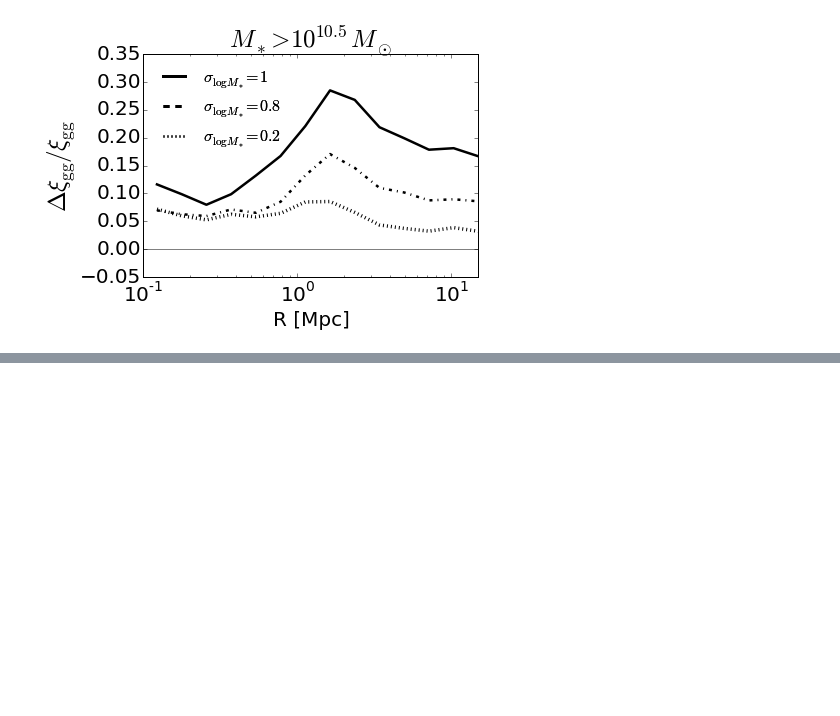
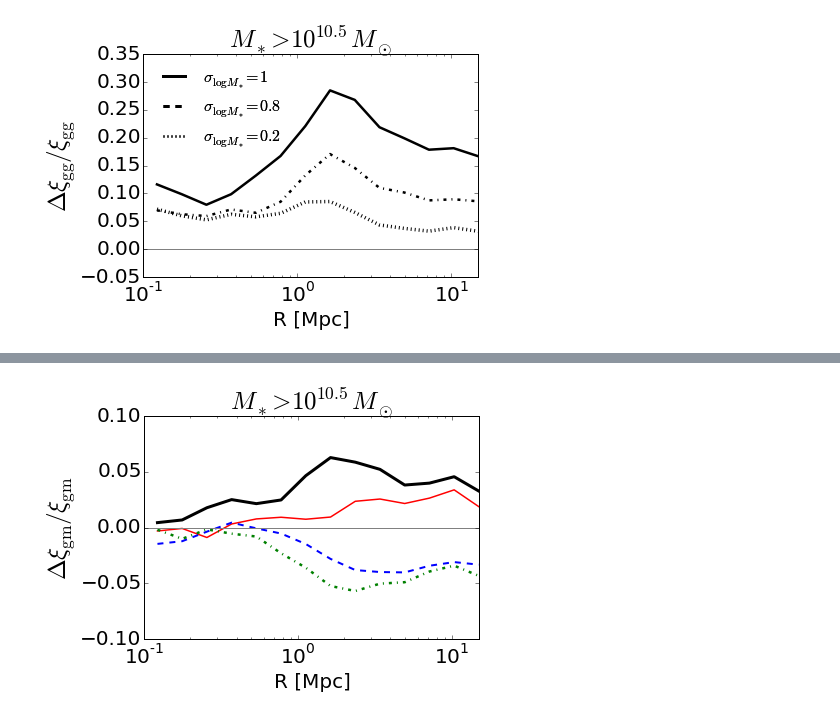
Before and after one commit to aphearin/decorated-hod-paper, a Jupyter notebook: generate_abthy_results.ipynb, the cells around one changed output, grey strips where cells are left out. Saved outputs shown, nothing was run; the diff lists cells and outputs as text; code cells hidden in the pictures; blank space fills up the shorter version.

```diff
--- a/generate_abthy_results.ipynb
+++ b/generate_abthy_results.ipynb
@@ -872,0 +961,45 @@ fig6b.savefig('FIGS/clustering_scatter.pdf',
+# %%
+r, xi_gm_baseline = baseline_model.compute_average_galaxy_matter_cross_clustering(num_iterations=num_iterations)
+r, xi_gm_model_nfw_conc = model_nfw_conc.compute_average_galaxy_matter_cross_clustering(num_iterations=num_iterations)
+r, xi_gm_model_spin = model_spin.compute_average_galaxy_matter_cross_clustering(num_iterations=num_iterations)
+r, xi_gm_model_halfmass_scale = model_halfmass_scale.compute_average_galaxy_matter_cross_clustering(num_iterations=num_iterations)
+r, xi_gm_model_dmvir_dt_tdyn = model_dmvir_dt_tdyn.compute_average_galaxy_matter_cross_clustering(num_iterations=num_iterations)
+# %%
+dy_gm_nfw_conc = fracdiff(xi_gm_model_nfw_conc, xi_gm_baseline)
+dy_gm_spin = fracdiff(xi_gm_model_spin, xi_gm_baseline)
+dy_gm_halfmass_scale = fracdiff(xi_gm_model_halfmass_scale, xi_gm_baseline)
+dy_gm_dmvir_dt_tdyn = fracdiff(xi_gm_model_dmvir_dt_tdyn, xi_gm_baseline)
+# %%
+fig7b = plt.figure()
+ax = fig7b.add_subplot(111)
+
+xlabel = ax.set_xlabel('R [Mpc]', fontsize=20)
+ylabel = ax.set_ylabel(r'$\Delta\xi_{\rm gm} / \xi_{\rm gm}$', fontsize=25)
+title = ax.set_title(r'$M_{\ast} > 10^{10.5} M_{\odot}$', fontsize=25)
+
+ax.plot(r, dy_gm_nfw_conc, '-', color='k', linewidth=3,
+        label = r'conc, $c$')
+ax.plot(r, dy_gm_spin, '-', color='red', linewidth=1.5,
+        label = r'spin, $\lambda$')
+ax.plot(r, dy_gm_halfmass_scale, '--', color='blue', linewidth=2,
+        label = r'formation scale factor, $a_{1/2}$')
+ax.plot(r, dy_gm_dmvir_dt_tdyn, '-.', color='green', linewidth=2.5,
+        label = r'accretion rate, $dM_{\rm vir} / dt$')
+
+ax.plot(np.logspace(-2, 2, 100), np.zeros(100), color='gray')
+
+plt.xscale('log')
+plt.xticks(fontsize=20)
+plt.yticks(fontsize=20)
+plt.xlim(xmin = 0.1, xmax=15)
+plt.ylim(ymin = -0.1, ymax = 0.1)
+
+thick_black = mlines.Line2D([], [], ls = '-', c = 'k', linewidth=3, label = r'conc, $c$')
+thin_red = mlines.Line2D([], [], ls = '-', c = 'red', linewidth=4, label = r'spin, $\lambda$')
+dashed_blue = mlines.Line2D([], [], ls = '--', c = 'blue', linewidth=2, label = r'formation scale factor, $a_{1/2}$')
+dot_dashed_green = mlines.Line2D([], [], ls = '-.', c = 'green', linewidth=2.5, label = r'accretion rate, $dM_{\rm vir} / dt$')
+
+fig7b.savefig('FIGS/sec_haloprop_lensing.pdf',
+                  bbox_extra_artists=[xlabel, ylabel], bbox_inches='tight')
+# %% [output]
+[figure, added]
```
Also changed, not shown: parts of 8 cells of this notebook, 2 other files.
